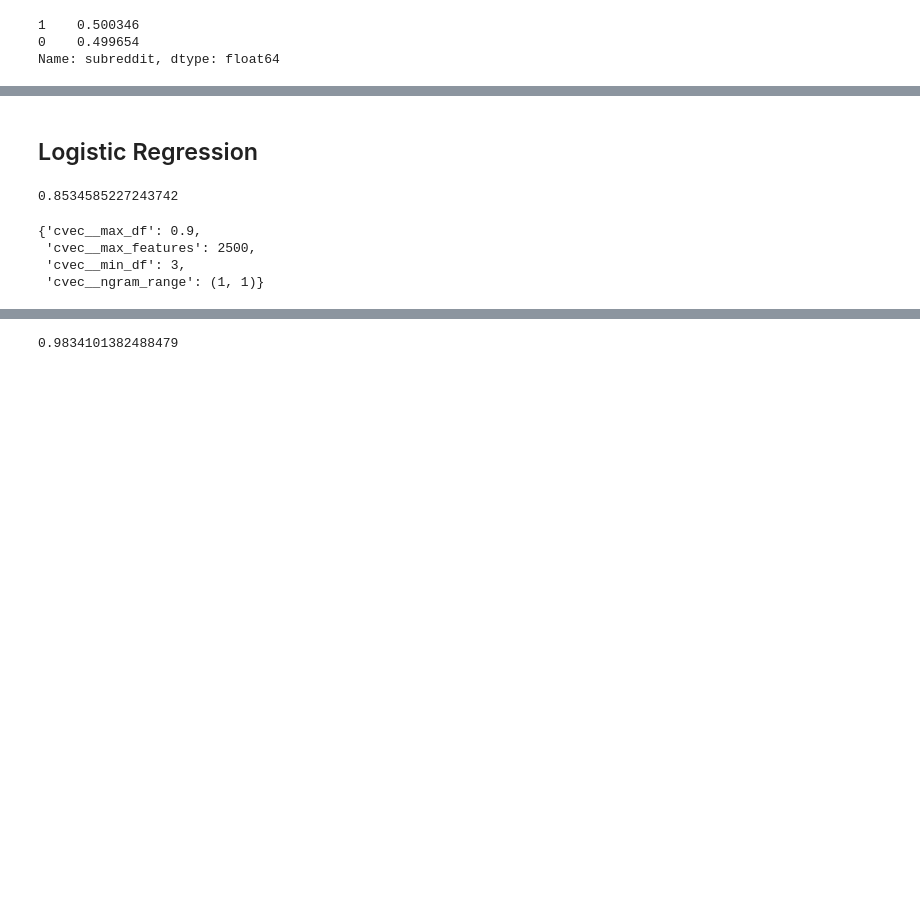
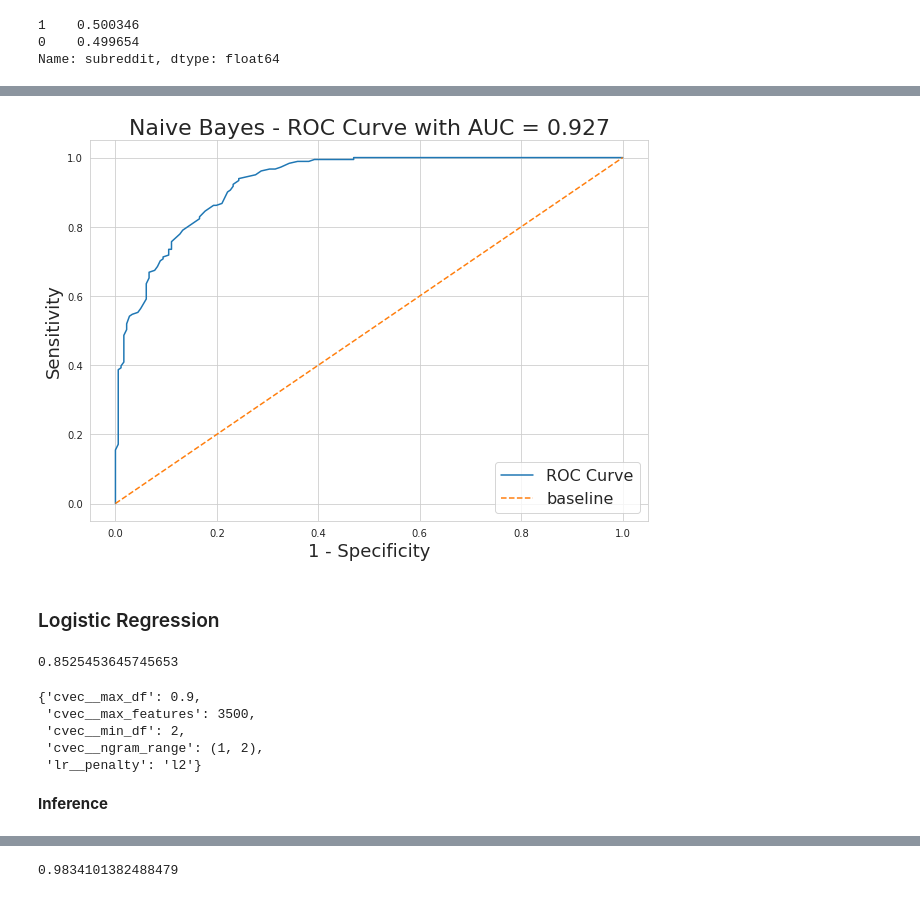
Before and after one commit to ngweiern/ga-dsi-proj-3, a Jupyter notebook: code/02_nlp.ipynb, the cells around one changed output, grey strips where cells are left out. Drawn from its saved outputs; the diff is of its cells as text; code cells hidden in the pictures; blank space fills up the shorter version.

```diff
--- a/code/02_nlp.ipynb
+++ b/code/02_nlp.ipynb
@@ -253,4 +456,9 @@ plotter.plot_roc_curve(pred_df=pred_df)
+# %%
+plotter.plot_roc_curve(pred_df=pred_df, classifier_name="Naive Bayes")
+plt.savefig('../images/roc_naivebayes_before.png', transparent=True)
+# %% [output]
+[figure, added]
 # %% [markdown]
-## Logistic Regression
+### Logistic Regression
 # %%
 pipe = Pipeline([
@@ -263,16 +471,19 @@ pipe_params = {
     'cvec__max_features': [2500, 3000, 3500, 4000, 4500],
     'cvec__min_df': [2, 3],
     'cvec__max_df': [.9, .95],
-    'cvec__ngram_range': [(1,1), (1,2)]
+    'cvec__ngram_range': [(1,1), (1,2)],
+    'lr__penalty': ['l1', 'l2']
 }
-gs = GridSearchCV(pipe, param_grid=pipe_params, cv=3)
+gs = GridSearchCV(pipe, param_grid=pipe_params, cv=3, n_jobs=-1)
 gs.fit(X_train, y_train)
-# gs.fit(pd.Series(clean_train_reviews), y_train)
 print(gs.best_score_)
 gs.best_params_
 # %% [output]
-0.8534585227243742
+0.8525453645745653
 {'cvec__max_df': 0.9,
- 'cvec__max_features': 2500,
- 'cvec__min_df': 3,
- 'cvec__ngram_range': (1, 1)}
+ 'cvec__max_features': 3500,
+ 'cvec__min_df': 2,
+ 'cvec__ngram_range': (1, 2),
+ 'lr__penalty': 'l2'}
+# %% [markdown]
+**Inference**
```
Also changed, not shown: parts of 112 cells of this notebook, 15 other files.
